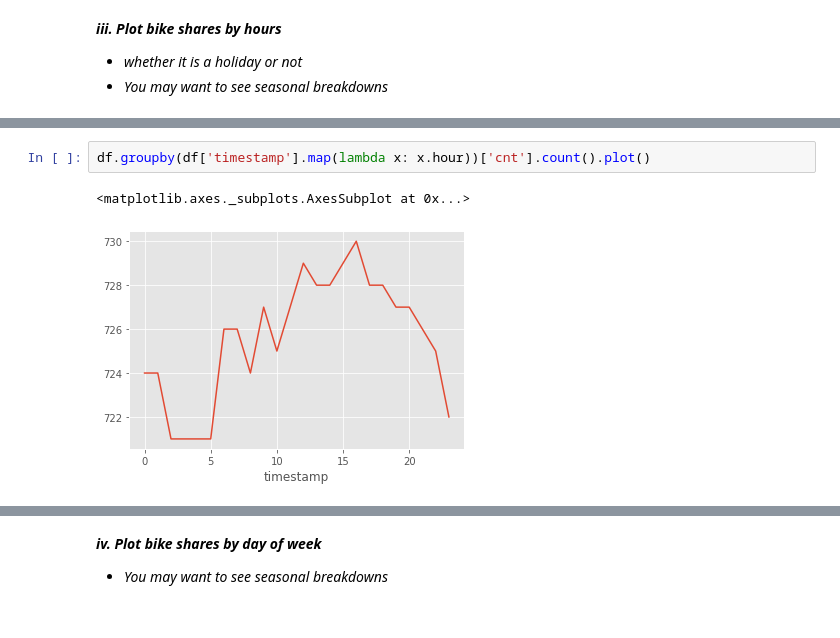
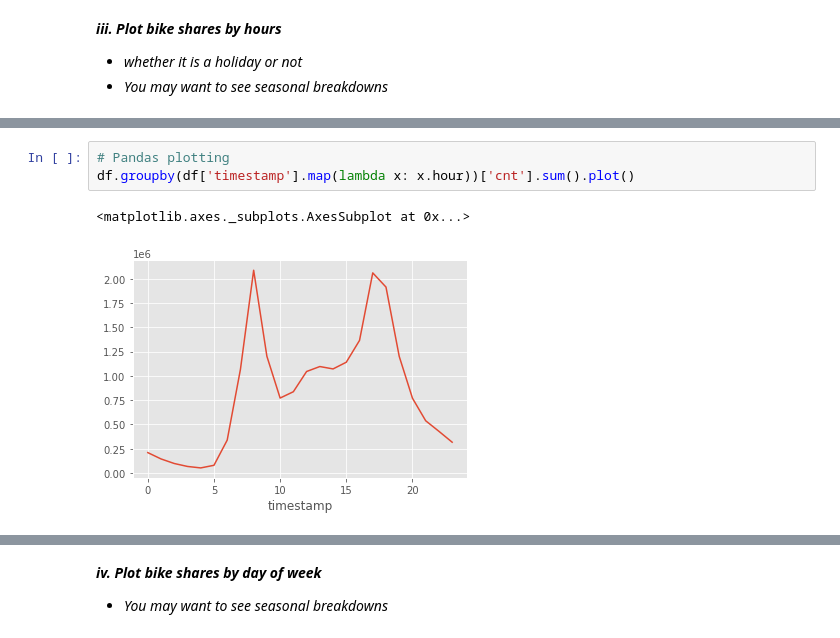
Before and after one commit to smeteo/Data_Science_and_Machine_Learning, a Jupyter notebook: 8._Capstone_Projects/Project_3_Demand_Prediction/Demand_Prediction_Capstone_3.ipynb, the cells around one changed output, grey strips where cells are left out. Saved outputs shown, nothing was run; the diff lists cells and outputs as text.

```diff
--- a/8._Capstone_Projects/Project_3_Demand_Prediction/Demand_Prediction_Capstone_3.ipynb
+++ b/8._Capstone_Projects/Project_3_Demand_Prediction/Demand_Prediction_Capstone_3.ipynb
@@ -223,5 +232,6 @@ df.groupby(df['timestamp'].map(lambda x: x.month))['cnt'].count().plot()
 # %%
-df.groupby(df['timestamp'].map(lambda x: x.hour))['cnt'].count().plot()
+# Pandas plotting
+df.groupby(df['timestamp'].map(lambda x: x.hour))['cnt'].sum().plot()
 # %% [output]
 <matplotlib.axes._subplots.AxesSubplot at 0x...>
-[figure, old version]
+[figure, new version]
```
Also changed, not shown: parts of 7 cells of this notebook.
